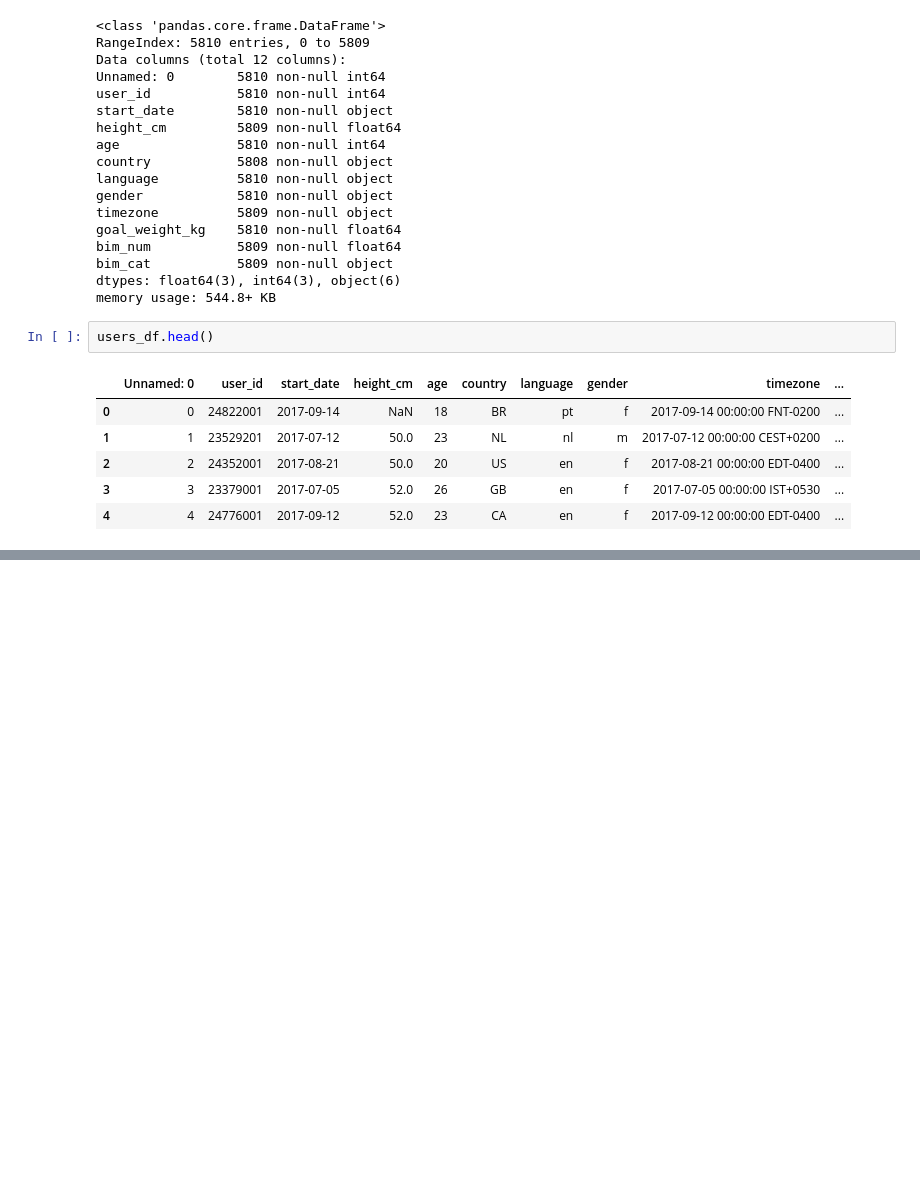
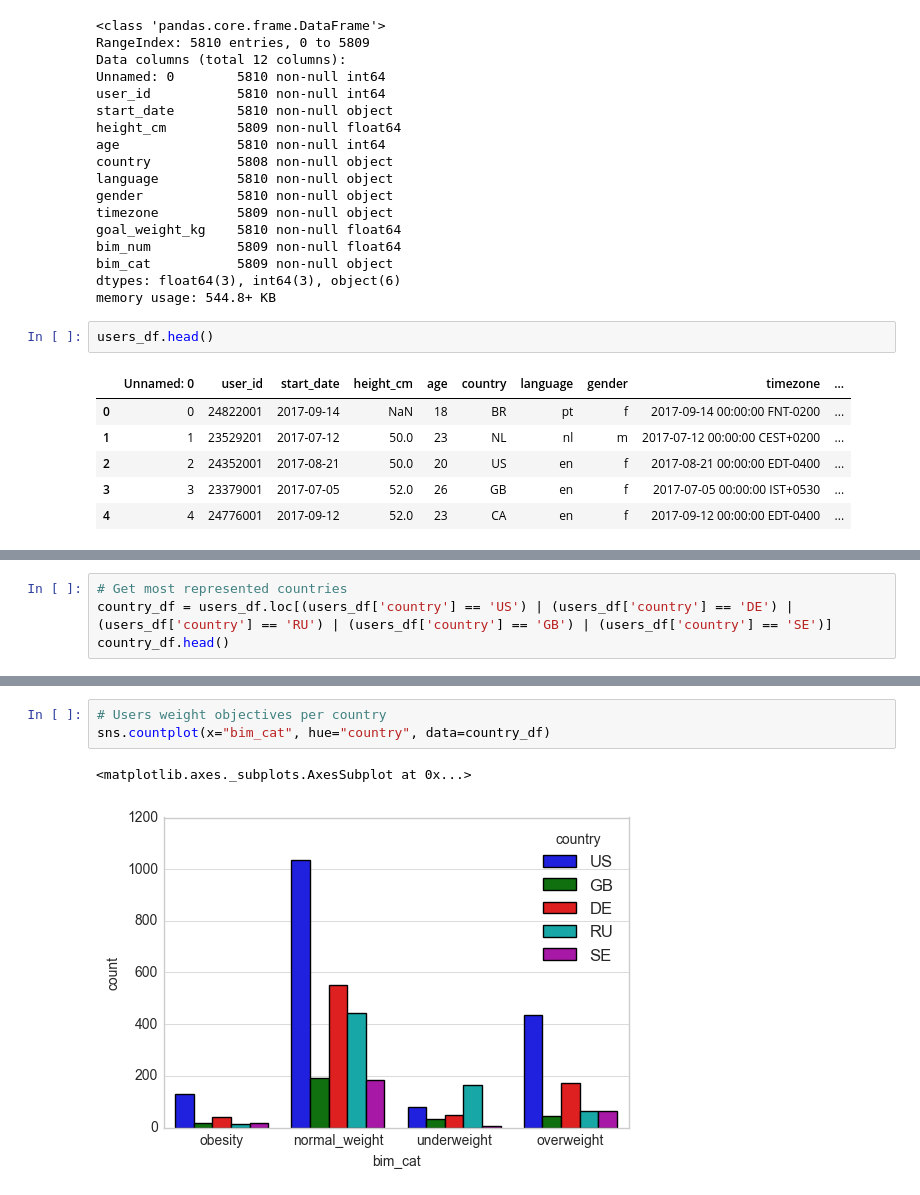
Before and after one commit to KevenLeMoing/dataviz_nutrition_sports_habits, a Jupyter notebook: notebooks/Demographics.ipynb, the cells around one changed output, grey strips where cells are left out. Saved outputs shown, nothing was run; the diff lists cells and outputs as text; blank space fills up the shorter version.

```diff
--- a/notebooks/Demographics.ipynb
+++ b/notebooks/Demographics.ipynb
@@ -150,0 +230,4 @@ users_df.head()
+# %%
+# Get most represented countries
+country_df = users_df.loc[(users_df['country'] == 'US') | (users_df['country'] == 'DE') | (users_df['country'] == 'RU') | (users_df['country'] == 'GB') | (users_df['country'] == 'SE')]
+country_df.head()
@@ -150,0 +241,6 @@ users_df.head()
+# %%
+# Users weight objectives per country
+sns.countplot(x="bim_cat", hue="country", data=country_df)
+# %% [output]
+<matplotlib.axes._subplots.AxesSubplot at 0x...>
+[figure, added]
```
Also changed, not shown: parts of 12 cells of this notebook, 10 other files.
